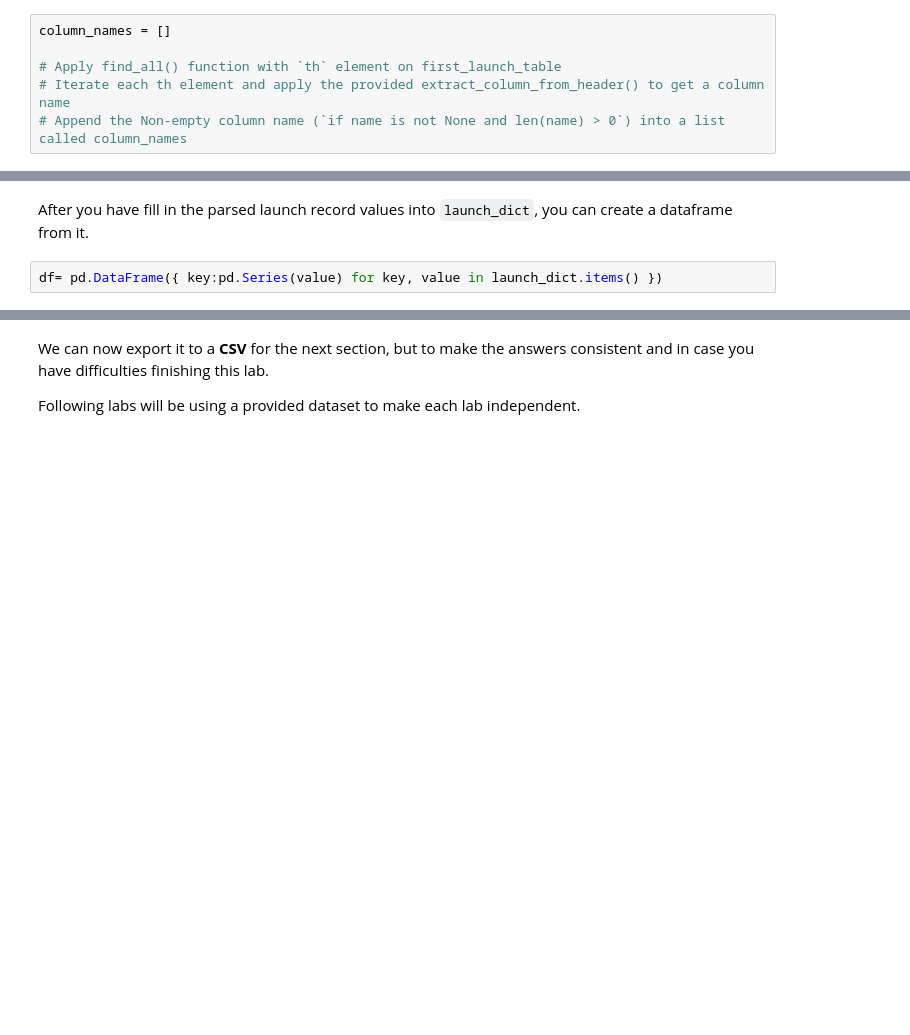
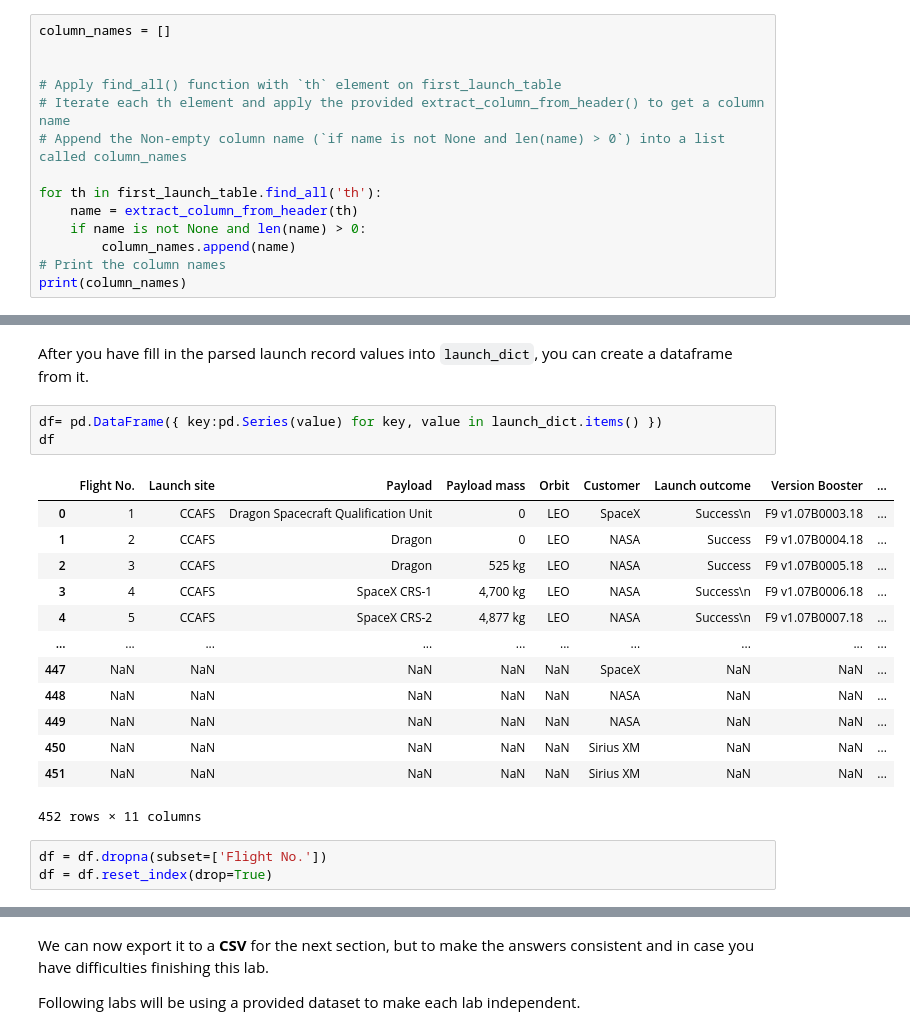
Before and after one commit to MatiasHMR/IBM-Applied-Data-Science-Capstone-Project, a Jupyter notebook: Recap/Module1_2_jupyter-labs-webscraping.ipynb, the cells around one changed output, grey strips where cells are left out. Saved outputs shown, nothing was run; the diff lists cells and outputs as text; blank space fills up the shorter version.

```diff
--- a/Recap/Module1_2_jupyter-labs-webscraping.ipynb
+++ b/Recap/Module1_2_jupyter-labs-webscraping.ipynb
@@ -185,7 +202,15 @@ You should able to see the columns names embedded in the table header elements `
 Next, we just need to iterate through the `<th>` elements and apply the provided `extract_column_from_header()` to extract column name one by one
 # %%
 column_names = []
+
 
 # Apply find_all() function with `th` element on first_launch_table
 # Iterate each th element and apply the provided extract_column_from_header() to get a column name
 # Append the Non-empty column name (`if name is not None and len(name) > 0`) into a list called column_names
+
+for th in first_launch_table.find_all('th'):
+    name = extract_column_from_header(th)
+    if name is not None and len(name) > 0:
+        column_names.append(name)
+# Print the column names
+print(column_names)
@@ -300,3 +381,21 @@ for table_number,table in enumerate(soup.find_all('table',"wikitable plainrowhea
 After you have fill in the parsed launch record values into `launch_dict`, you can create a dataframe from it.
 # %%
 df= pd.DataFrame({ key:pd.Series(value) for key, value in launch_dict.items() })
+df
+# %% [output]
+|  | Flight No. | Launch site | Payload | Payload mass | Orbit | Customer | Launch outcome | Version Booster | ... |
+| 0 | 1 | CCAFS | Dragon Spacecraft Qualification Unit | 0 | LEO | SpaceX | Success\n | F9 v1.07B0003.18 | ... |
+| 1 | 2 | CCAFS | Dragon | 0 | LEO | NASA | Success | F9 v1.07B0004.18 | ... |
+| 2 | 3 | CCAFS | Dragon | 525 kg | LEO | NASA | Success | F9 v1.07B0005.18 | ... |
+| 3 | 4 | CCAFS | SpaceX CRS-1 | 4,700 kg | LEO | NASA | Success\n | F9 v1.07B0006.18 | ... |
+| 4 | 5 | CCAFS | SpaceX CRS-2 | 4,877 kg | LEO | NASA | Success\n | F9 v1.07B0007.18 | ... |
+| ... | ... | ... | ... | ... | ... | ... | ... | ... | ... |
+| 447 | NaN | NaN | NaN | NaN | NaN | SpaceX | NaN | NaN | ... |
+| 448 | NaN | NaN | NaN | NaN | NaN | NASA | NaN | NaN | ... |
+| 449 | NaN | NaN | NaN | NaN | NaN | NASA | NaN | NaN | ... |
+| 450 | NaN | NaN | NaN | NaN | NaN | Sirius XM | NaN | NaN | ... |
+| 451 | NaN | NaN | NaN | NaN | NaN | Sirius XM | NaN | NaN | ... |
+452 rows × 11 columns
+# %%
+df = df.dropna(subset=['Flight No.'])
+df = df.reset_index(drop=True)
```
Also changed, not shown: parts of 7 cells of this notebook.
